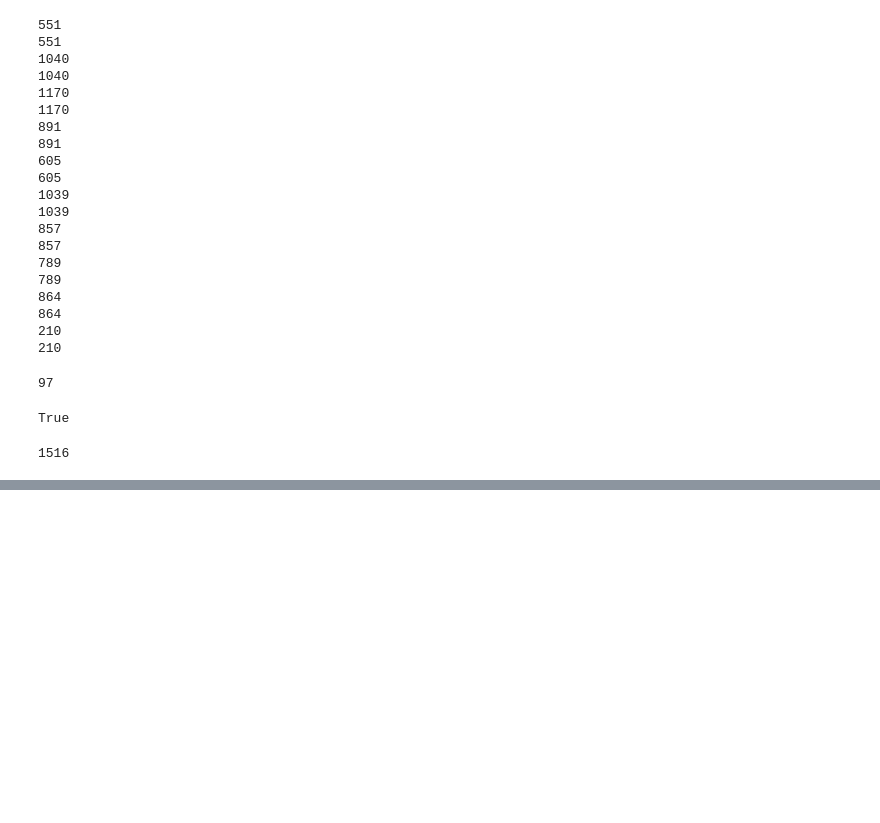
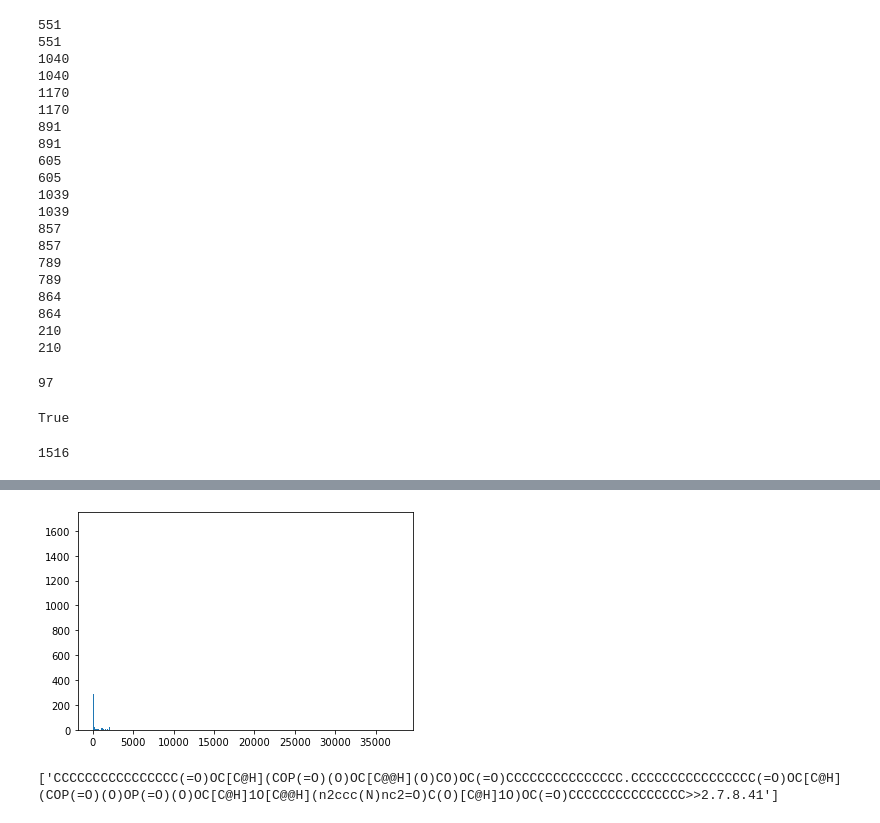
Before and after one commit to pgmikhael/clipzyme, a Jupyter notebook: notebooks/metabio.ipynb, the cells around one changed output, grey strips where cells are left out. Cells and saved outputs as stored; diff of their text form; code cells hidden in the pictures; blank space fills up the shorter version.

```diff
--- a/notebooks/metabio.ipynb
+++ b/notebooks/metabio.ipynb
@@ -1267,0 +1339,5 @@ json.dump(pubchem_targeters, open("/Mounts/rbg-storage1/datasets/Metabo/datasets
+# %%
+idx = []
+for i,k in idx2issubset.items():
+    if not k:
+        idx.append(i)
@@ -1267,0 +1365,22 @@ json.dump(pubchem_targeters, open("/Mounts/rbg-storage1/datasets/Metabo/datasets
+# %%
+rxn2prod = defaultdict(set)
+for i,d in tqdm(enumerate(data), total = len(data)):
+    rct = '.'.join(d['reactants']) + '>>' + d['ec']
+    prod = '.'.join(d['products'])
+    rxn2prod[rct].add(prod)
+# %%
+idx2sizediff = {}
+for k, ps in tqdm(rxn2prod.items(), total = len(rxn2prod)):
+    rs = k.split('>>')[0].split('.')
+    source_mols = get_mols(rs)
+    target_mols = get_mols(ps)
+
+    source_atoms = get_syms(source_mols)
+    target_atoms = get_syms(target_mols)
+
+    idx2sizediff[k] = get_size(target_mols) - get_size(source_mols)
+# %%
+idx = []
+for i,k in idx2sizediff.items():
+    if k > 0:
+        idx.append(i)
@@ -1267,0 +1407,9 @@ json.dump(pubchem_targeters, open("/Mounts/rbg-storage1/datasets/Metabo/datasets
+# %%
+plt.hist([idx2sizediff[i] for i in idx], bins = 1000)
+plt.show()
+# %% [output]
+[figure, added]
+# %%
+[i for i in idx if idx2sizediff[i] == 37689]
+# %% [output]
+['CCCCCCCCCCCCCCCC(=O)OC[C@H](COP(=O)(O)OC[C@@H](O)CO)OC(=O)CCCCCCCCCCCCCCC.CCCCCCCCCCCCCCCC(=O)OC[C@H](COP(=O)(O)OP(=O)(O)OC[C@H]1O[C@@H](n2ccc(N)nc2=O)C(O)[C@H]1O)OC(=O)CCCCCCCCCCCCCCC>>2.7.8.41']
```
Also changed, not shown: parts of 127 cells of this notebook, 4 other files.
